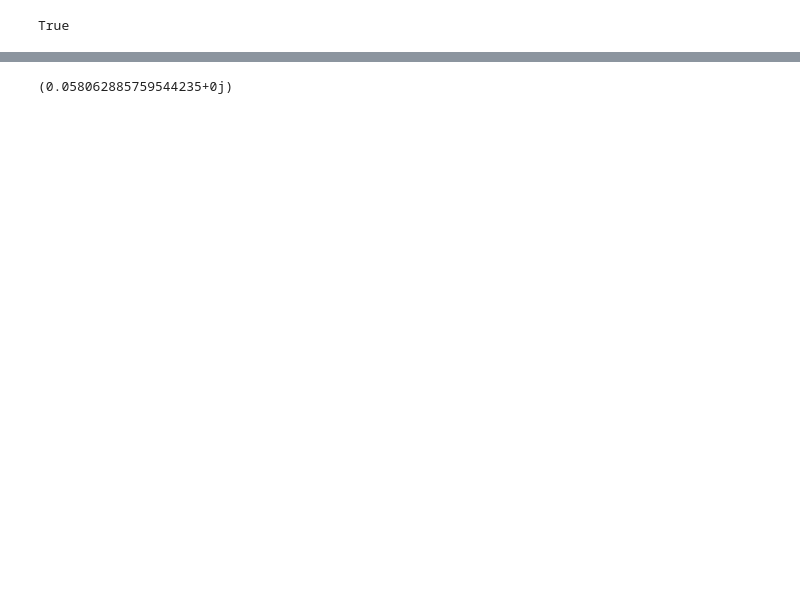
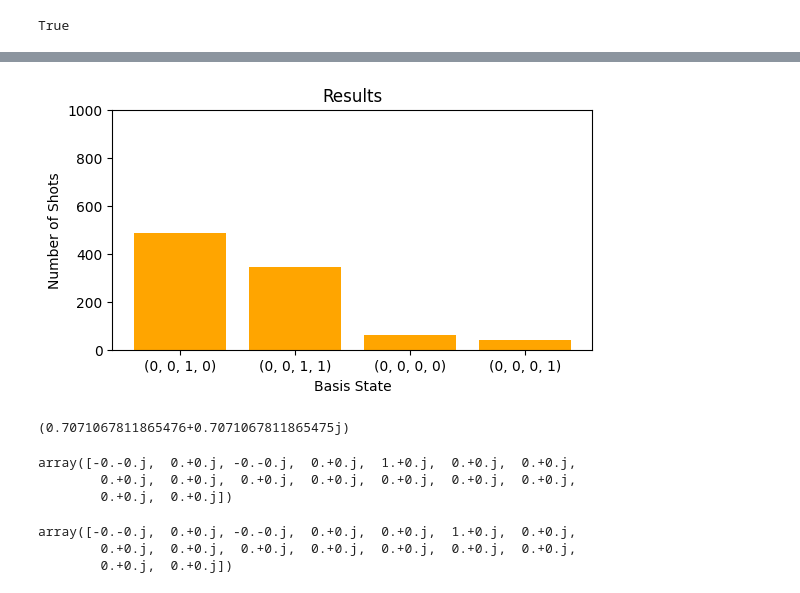
Before and after one commit to CQCL/pytket-docs, a Jupyter notebook: examples/Boxes_QPE_example.ipynb, the cells around one changed output, grey strips where cells are left out. Cells and saved outputs as stored; diff of their text form; code cells hidden in the pictures; blank space fills up the shorter version.

```diff
--- a/examples/Boxes_QPE_example.ipynb
+++ b/examples/Boxes_QPE_example.ipynb
@@ -366,5 +419,5 @@ ground_state_prep_box = StatePreparationBox(ground_state_array)
 # %%
-h2_state_prep_circuit = Circuit(4).add_gate(ground_state_prep_box, [0, 1, 2, 3])
+ham_state_prep_circuit = Circuit(4).add_gate(ground_state_prep_box, [0, 1, 2, 3])
 # %%
 from pytket.utils import gen_term_sequence_circuit
 # %%
@@ -380,20 +433,8 @@ render_circuit_jupyter(ham_circ)
 # %% [output]
 [interactive output not drawn]
 # %%
-h2_qpe_circuit = build_phase_est_circuit(4, state_prep_circuit=h2_state_prep_circuit, unitary_circuit=ham_circ)
+h2_qpe_circuit = build_phase_est_circuit(4, state_prep_circuit=ham_state_prep_circuit, unitary_circuit=ham_circ)
 # %%
 render_circuit_jupyter(h2_qpe_circuit)
 # %% [output]
 [interactive output not drawn]
-# %%
-from pytket.extensions.qiskit import AerBackend
-
-backend = AerBackend()
-
-#compiled_circ2 = backend.get_compiled_circuit(h2_qpe_circuit)
-
-
-n_shots = 1000
-#result = backend.run_circuit(compiled_circ2, n_shots)
-
-#print(result.get_counts())
@@ -404,5 +441,12 @@ n_shots = 1000
-# %%
-eigenvalues[0]
-# %% [output]
-(0.058062885759544235+0j)
+# %%
+compiled_ham_circ = backend.get_compiled_circuit(h2_qpe_circuit, 0)
+# %%
+compiled_ham_circ.n_gates
+
+
+ham_result = backend.run_circuit(compiled_ham_circ, n_shots=1000)
+
+plot_qpe_results(ham_result)
+# %% [output]
+[figure, added]
 # %%
@@ -414,2 +458,16 @@ def phase_to_eigenvalue(phase: float) -> float:
 # %%
-#phase_to_eigenvalue(phase)
+phase_to_eigenvalue(phase)
+# %% [output]
+(0.7071067811865476+0.7071067811865475j)
+# %%
+eigenvectors[0]
+# %% [output]
+array([-0.-0.j,  0.+0.j, -0.-0.j,  0.+0.j,  1.+0.j,  0.+0.j,  0.+0.j,
+        0.+0.j,  0.+0.j,  0.+0.j,  0.+0.j,  0.+0.j,  0.+0.j,  0.+0.j,
+        0.+0.j,  0.+0.j])
+# %%
+eigenvectors[1]
+# %% [output]
+array([-0.-0.j,  0.+0.j, -0.-0.j,  0.+0.j,  0.+0.j,  1.+0.j,  0.+0.j,
+        0.+0.j,  0.+0.j,  0.+0.j,  0.+0.j,  0.+0.j,  0.+0.j,  0.+0.j,
+        0.+0.j,  0.+0.j])
```
Also changed, not shown: parts of 30 cells of this notebook.
